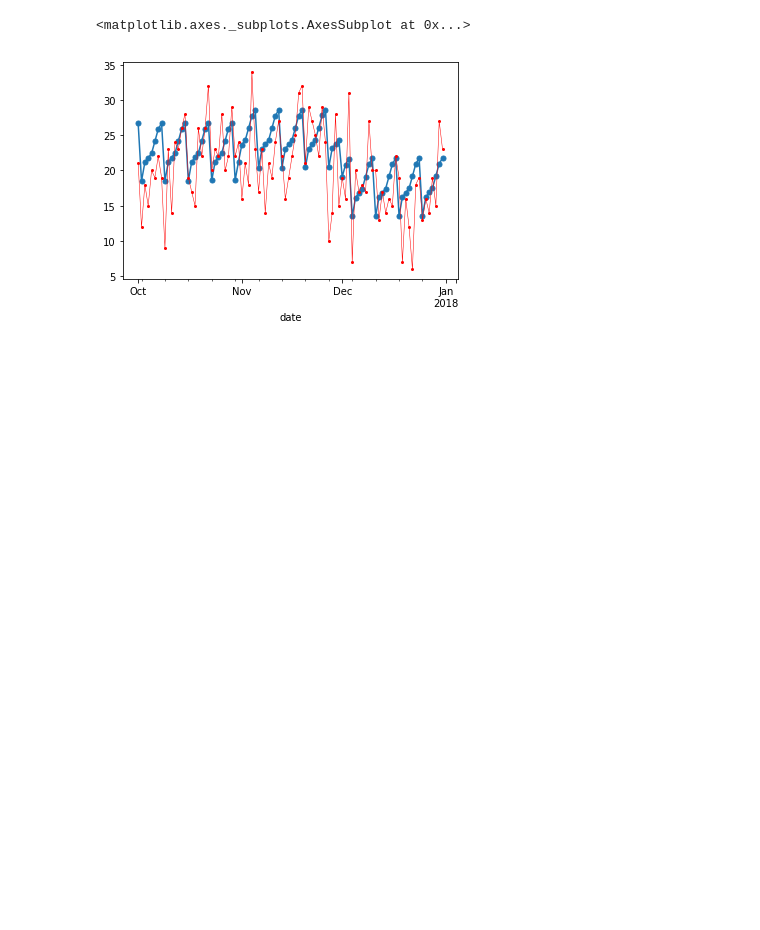
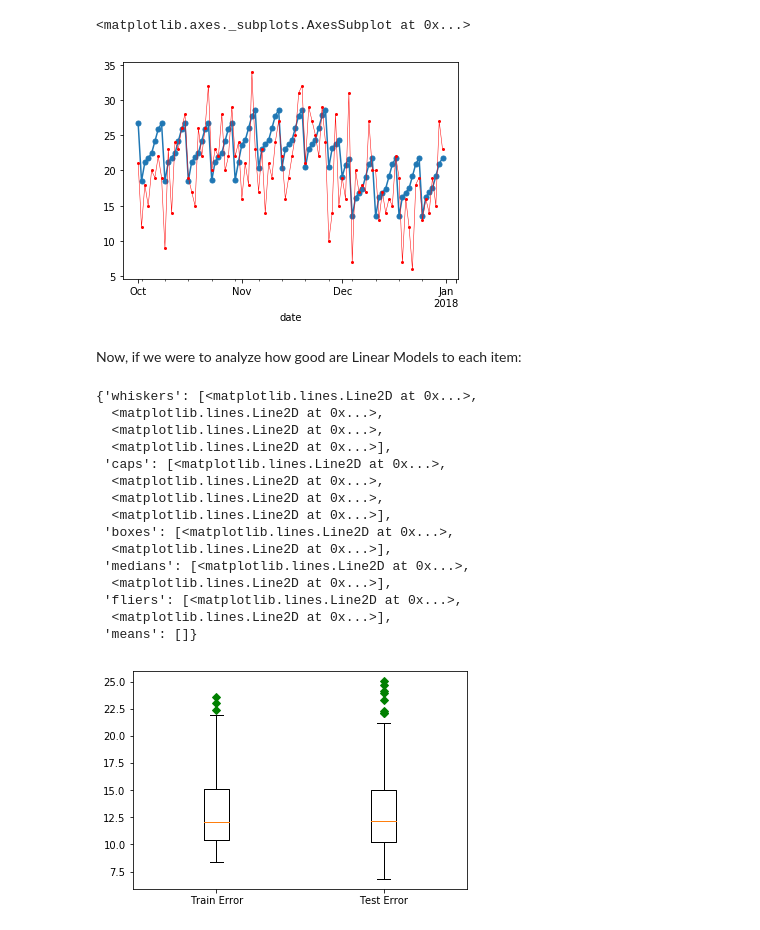
Before and after one commit to hs2923/Item-Store-Sales-Forecast, a Jupyter notebook: Final Project.ipynb, the cells around one changed output. Drawn from its saved outputs; the diff is of its cells as text; code cells hidden in the pictures; blank space fills up the shorter version.

```diff
--- a/Final Project.ipynb
+++ b/Final Project.ipynb
@@ -529,3 +529,52 @@ TE4.sales.plot(marker="o", color = "r", linewidth = 0.5, markersize = 2)
 # %% [output]
 <matplotlib.axes._subplots.AxesSubplot at 0x...>
 [figure]
+# %% [markdown]
+Now, if we were to analyze how good are Linear Models to each item:
+# %%
+TrainErrors = []
+TestErrors = []
+
+for i in range(1,51):
+    for s in range(1,11):
+        TDM = TD3.copy()
+        TEM = TE3.copy()
+
+        TDM = TDM[(TDM["item"] == i) & (TDM["store"] == s)]
+        TEM = TEM[(TEM["item"] == i) & (TEM["store"] == s)]
+
+        model_M = smf.ols(data = TDM, formula = "sales ~ datevalue + weekday + month").fit()
+        TDM["predicted"] = model_M.predict(TDM)
+
+        error_M, text_M = calculate_error(TDM["sales"], TDM["predicted"])
+        #print(text_M, " for the store", str(s), "and item", str(i), "for TRAIN set")
+        TrainErrors.append(error_M)
+
+        #TEM["month"] = pd.Series(TEM["month"], dtype = "category").cat.add_categories([1, 2, 3 , 4, 5, 6, 7, 8, 9])
+        #TEM["month"] = TEM["month"].cat.reorder_categories([1,2,3,4,5,6,7,8,9,10,11,12])
+        #TEM["month"].cat.categories
+
+        TEM["predicted"] = model_M.predict(TEM)
+        error_M_test, text_M_test = calculate_error(TEM["sales"], TEM["predicted"])
+        #print(text_M_test, " for the store", str(s), "and item", str(i), "for TEST set")
+        TestErrors.append(error_M_test)
+# %%
+plt.figure()
+plt.boxplot([TrainErrors, TestErrors], 0, 'gD', labels = ["Train Error", "Test Error"])
+# %% [output]
+{'whiskers': [<matplotlib.lines.Line2D at 0x...>,
+  <matplotlib.lines.Line2D at 0x...>,
+  <matplotlib.lines.Line2D at 0x...>,
+  <matplotlib.lines.Line2D at 0x...>],
+ 'caps': [<matplotlib.lines.Line2D at 0x...>,
+  <matplotlib.lines.Line2D at 0x...>,
+  <matplotlib.lines.Line2D at 0x...>,
+  <matplotlib.lines.Line2D at 0x...>],
+ 'boxes': [<matplotlib.lines.Line2D at 0x...>,
+  <matplotlib.lines.Line2D at 0x...>],
+ 'medians': [<matplotlib.lines.Line2D at 0x...>,
+  <matplotlib.lines.Line2D at 0x...>],
+ 'fliers': [<matplotlib.lines.Line2D at 0x...>,
+  <matplotlib.lines.Line2D at 0x...>],
+ 'means': []}
+[figure, added]
```
Also changed, not shown: parts of 17 cells of this notebook.
